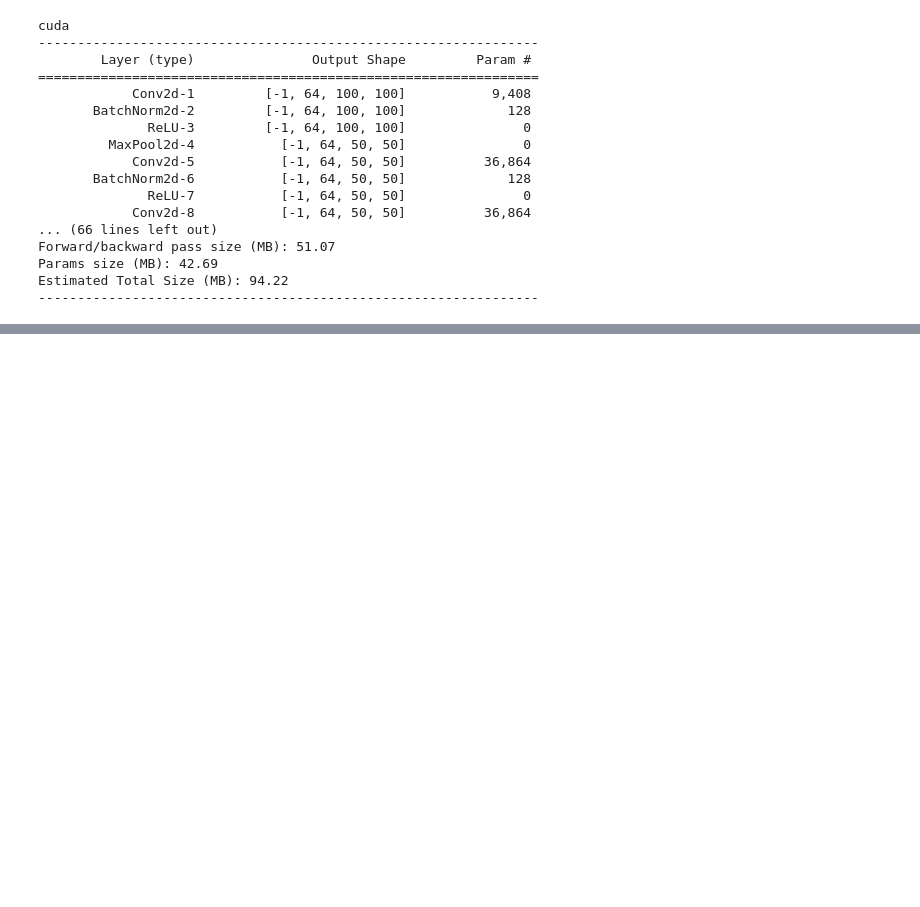
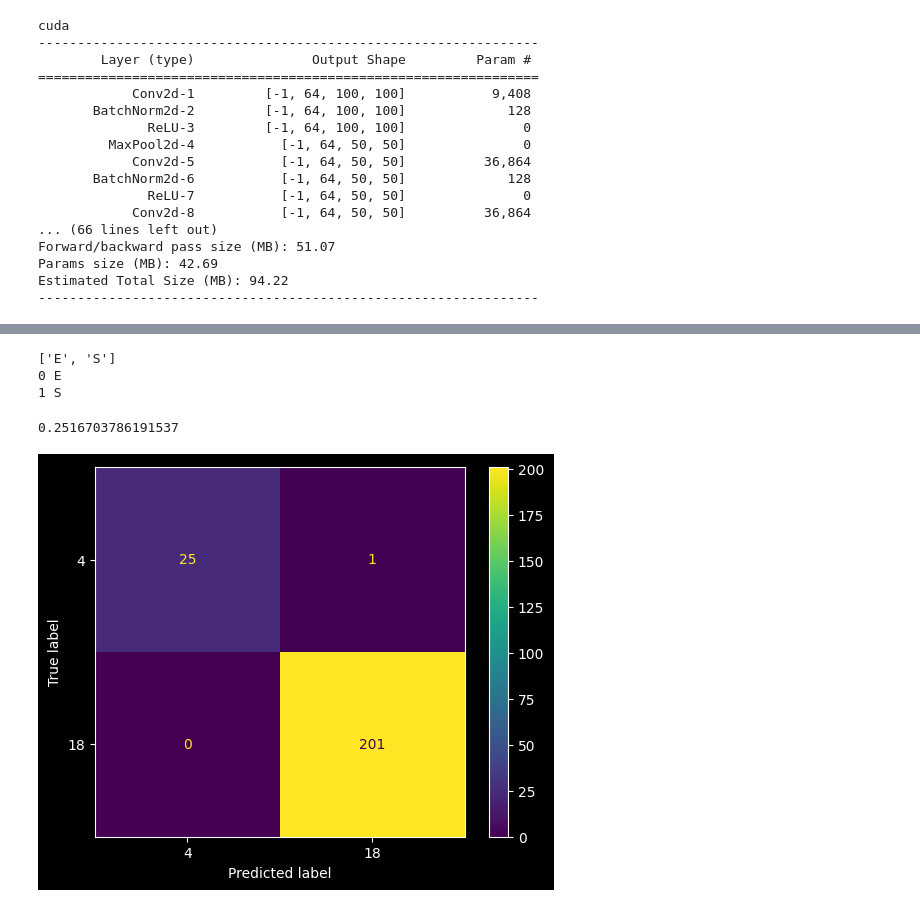
Before and after one commit to ChenhuaFan/641-541-Final-Project, a Jupyter notebook: inference_test.ipynb, the cells around one changed output, grey strips where cells are left out. Saved outputs shown, nothing was run; the diff lists cells and outputs as text; code cells hidden in the pictures; blank space fills up the shorter version.

```diff
--- a/inference_test.ipynb
+++ b/inference_test.ipynb
@@ -76,0 +123,15 @@ tensor([[0.0142, 0.0194, 0.0213, 0.3103, 0.0179, 0.0802, 0.0274, 0.0170, 0.0291,
+# %%
+testset_noshadow = ASLDataset('test', preprocess=True, transform=transform, classes=['E', 'S'], ranges=[[2551, 3000], [2551, 3000]])
+
+testloader_noshadow = torch.utils.data.DataLoader(testset_noshadow, batch_size=64, shuffle=False, num_workers=1)
+
+acc, y, y_pre = test(resnet, testloader_noshadow)
+
+print(acc)
+draw_cm(y, y_pre)
+# %% [output]
+['E', 'S']
+0 E
+1 S
+0.2516703786191537
+[figure, added]
```
Also changed, not shown: parts of 7 cells of this notebook, 14 other files.
